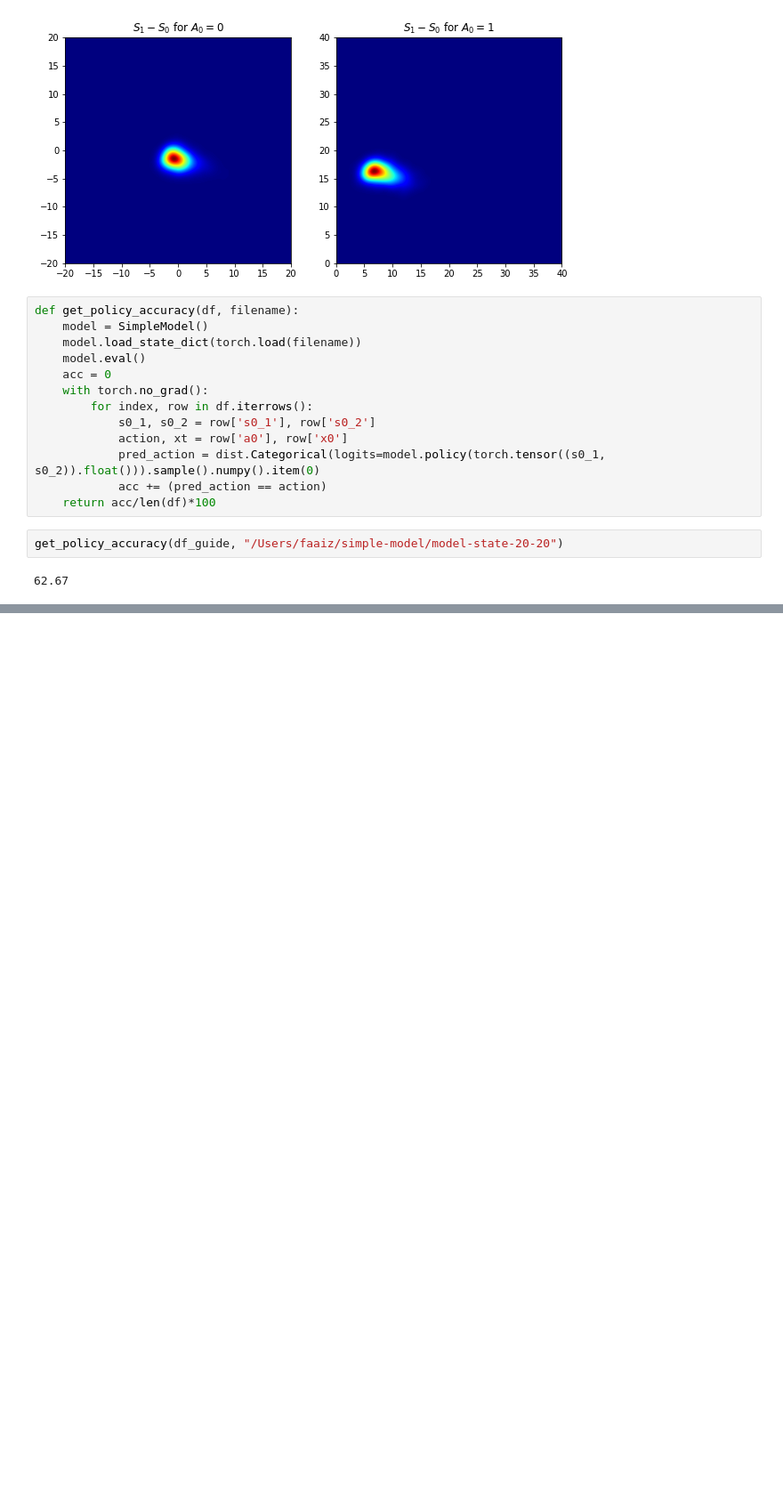
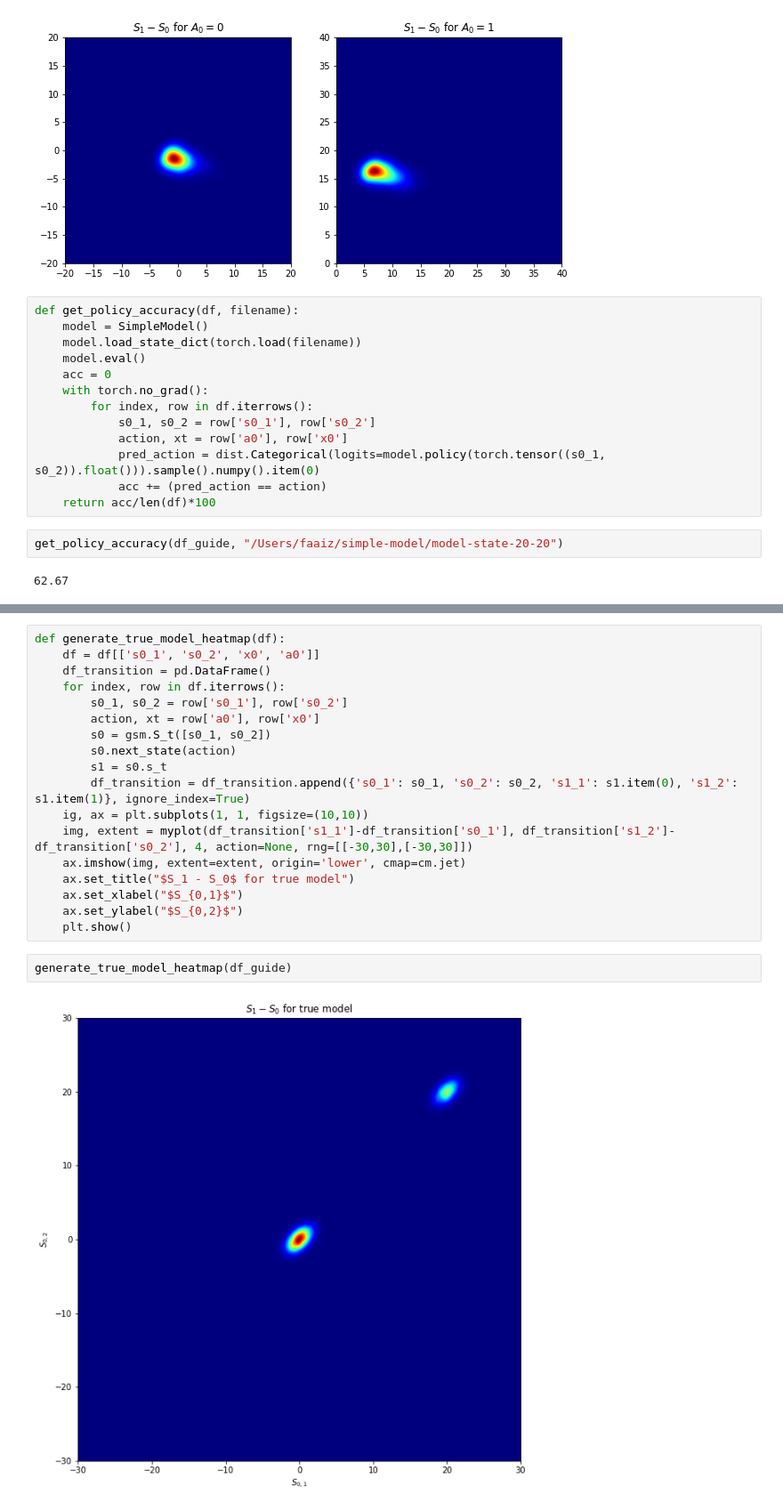
Before and after one commit to faaizT/CausalTwinAssessment, a Jupyter notebook: Network Analysis.ipynb, the cells around one changed output, grey strips where cells are left out. Shown at 89% size. Drawn from its saved outputs; the diff is of its cells as text; blank space fills up the shorter version.

```diff
--- a/Network Analysis.ipynb
+++ b/Network Analysis.ipynb
@@ -110,0 +176,22 @@ get_policy_accuracy(df_guide, "/Users/faaiz/simple-model/model-state-20-20")
+# %%
+def generate_true_model_heatmap(df):
+    df = df[['s0_1', 's0_2', 'x0', 'a0']]
+    df_transition = pd.DataFrame()
+    for index, row in df.iterrows():
+        s0_1, s0_2 = row['s0_1'], row['s0_2']
+        action, xt = row['a0'], row['x0']
+        s0 = gsm.S_t([s0_1, s0_2])
+        s0.next_state(action)
+        s1 = s0.s_t
+        df_transition = df_transition.append({'s0_1': s0_1, 's0_2': s0_2, 's1_1': s1.item(0), 's1_2': s1.item(1)}, ignore_index=True)
+    ig, ax = plt.subplots(1, 1, figsize=(10,10))
+    img, extent = myplot(df_transition['s1_1']-df_transition['s0_1'], df_transition['s1_2']-df_transition['s0_2'], 4, action=None, rng=[[-30,30],[-30,30]])
+    ax.imshow(img, extent=extent, origin='lower', cmap=cm.jet)
+    ax.set_title("$S_1 - S_0$ for true model")
+    ax.set_xlabel("$S_{0,1}$")
+    ax.set_ylabel("$S_{0,2}$")
+    plt.show()
+# %%
+generate_true_model_heatmap(df_guide)
+# %% [output]
+[figure, added]
```
Also changed, not shown: parts of 6 cells of this notebook, 1 other file.
